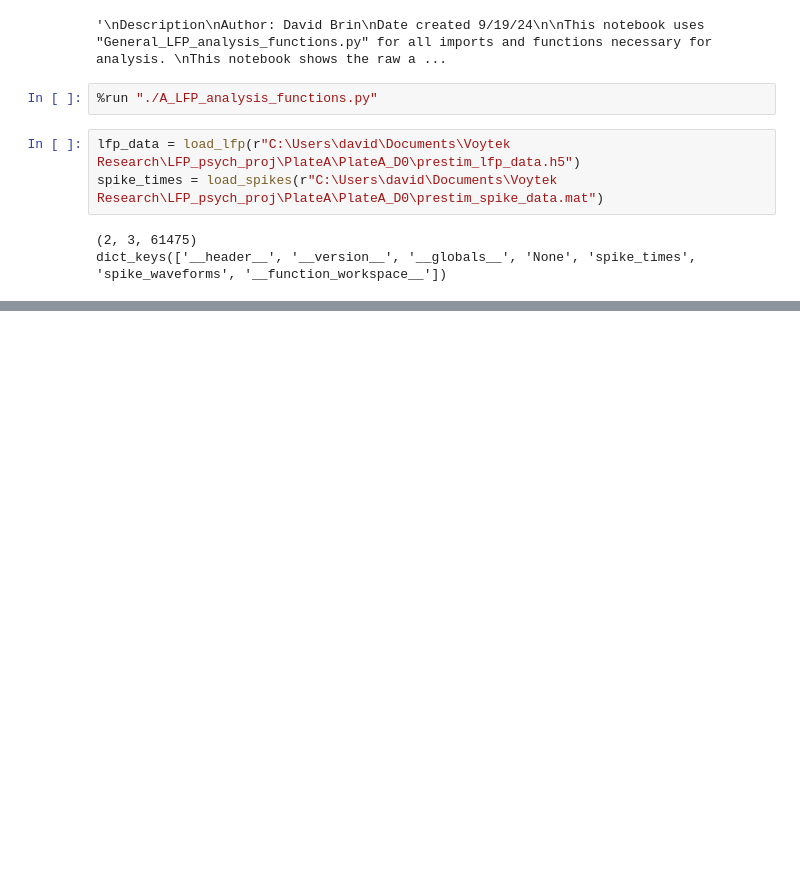
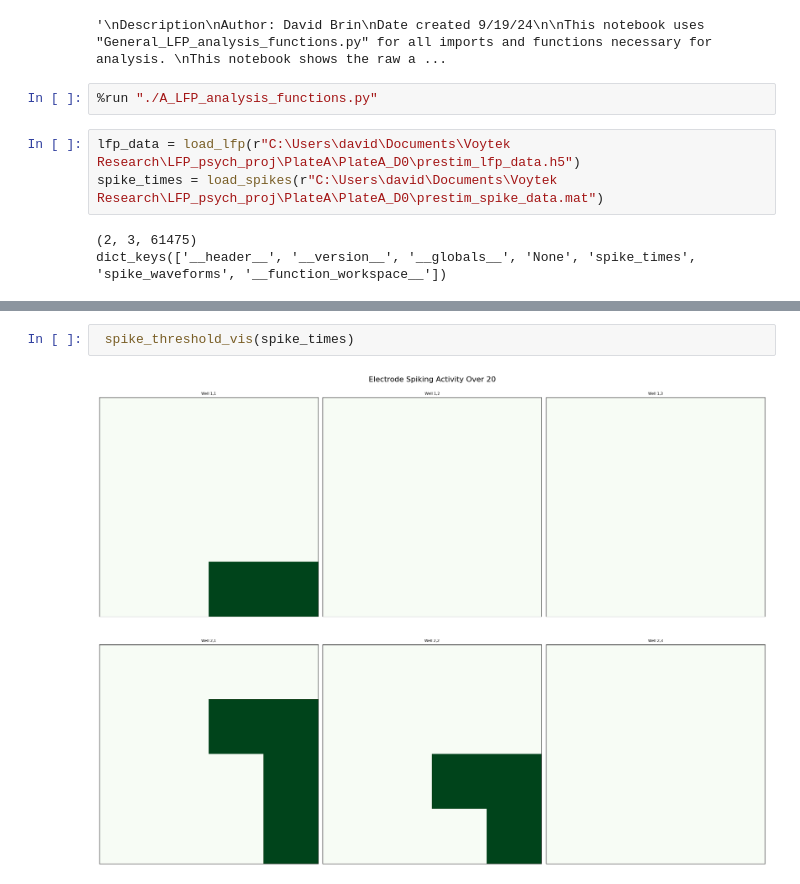
Before and after one commit to bcmartinb/psychedelic_organoids, a Jupyter notebook: PlateA/PlateA-prestim.ipynb, the cells around one changed output, grey strips where cells are left out. Drawn from its saved outputs; the diff is of its cells as text; blank space fills up the shorter version.

```diff
--- a/PlateA/PlateA-prestim.ipynb
+++ b/PlateA/PlateA-prestim.ipynb
@@ -25,0 +36,4 @@ NameError: name 'fs_ds' is not defined
+# %%
+ spike_threshold_vis(spike_times)
+# %% [output]
+[figure, added]
```
Also changed, not shown: parts of 18 cells of this notebook, 1 other file.
